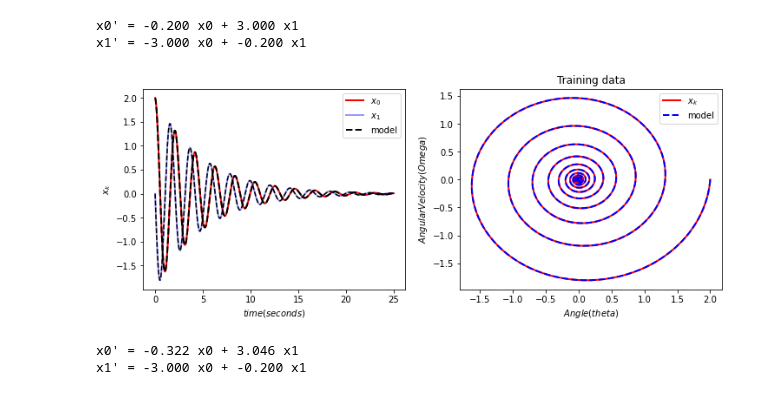
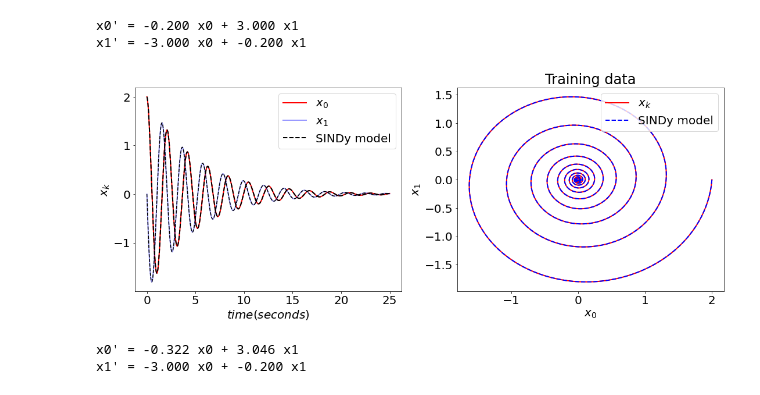
Before and after one commit to Lenfesty-b/SINDy, a Jupyter notebook: Pendulum.ipynb, the cells around one changed output. Cells and saved outputs as stored; diff of their text form; code cells hidden in the pictures.

```diff
--- a/Pendulum.ipynb
+++ b/Pendulum.ipynb
@@ -16,7 +16,7 @@ def linearSHM(x, t):
 
 
 dt = 0.01
-computations = np.arange(0, 3, dt)
+computations = np.arange(0, 25, dt)
 initial_con = [2, 0]
 x_data = odeint(linearSHM, initial_con, computations)
 #print(x_data)
@@ -36,26 +36,27 @@ x1' = -3.000 x0 + -0.200 x1
 # %%
 # Simulate and plot the results
 
 x_sim = model.simulate(initial_con, computations)
 plot_kws = dict(linewidth=2)
 
-fig, axs = plt.subplots(1, 2, constrained_layout=True,figsize=(10, 4))
+fig, axs = plt.subplots(1, 2, constrained_layout=True,figsize=(15, 6))
 axs[0].plot(computations, x_data[:, 0], "r", label="$x_0$", **plot_kws)
 axs[0].plot(computations, x_data[:, 1], "b", label="$x_1$", alpha=0.4, **plot_kws)
-axs[0].plot(computations, x_sim[:, 0], "k--", label="model", **plot_kws)
+axs[0].plot(computations, x_sim[:, 0], "k--", label="SINDy model", **plot_kws)
 axs[0].plot(computations, x_sim[:, 1], "k--")
 axs[0].legend(loc="best")
 axs[0].set(xlabel="$time (seconds)$", ylabel="$x_k$")
 
 
 axs[1].plot(x_data[:, 0], x_data[:, 1], 'r-', label="$x_k$", color='r', **plot_kws)
-axs[1].plot(x_sim[:, 0], x_sim[:, 1], 'b--', label="model", color='b', **plot_kws)
-axs[1].set(title='Training data', xlabel='$Angle(theta)$', ylabel='$ Angular Velocity (Omega) $')
+axs[1].plot(x_sim[:, 0], x_sim[:, 1], 'b--', label="SINDy model", color='b', **plot_kws)
+axs[1].set(title='Training data', xlabel='$x_0$', ylabel='$x_1$')
 axs[1].legend(loc="best")
+plt.rcParams.update({'font.size': 20})
 fig.tight_layout
 fig.show()
 # %% [output]
-[figure, old version]
+[figure, new version]
 # %%
 #noise + "c * np.random.standard_normal(size=1)" or "np.sqrt(dt)*(c)*(np.random.randn())"
 g=9        #gravity aprrox
```
Also changed, not shown: 5 other files.
